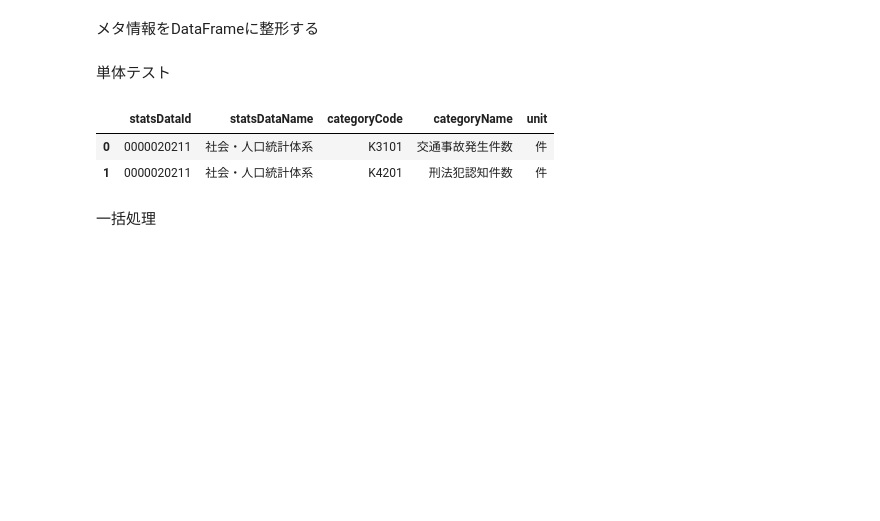
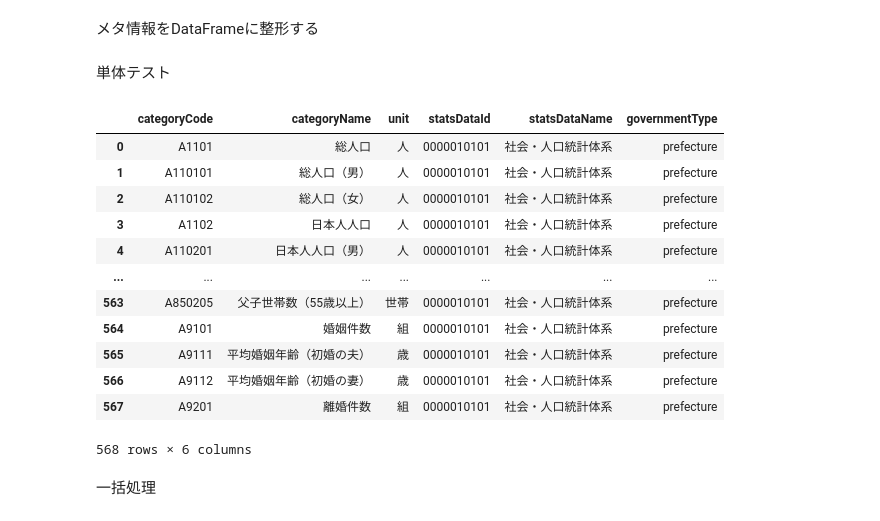
Before and after one commit to dicechick373/google-colab, a Jupyter notebook: statistics-hyogo/統計カード管理.ipynb, the cells around one changed output. Cells and saved outputs as stored; diff of their text form; code cells hidden in the pictures; blank space fills up the shorter version.

```diff
--- a/statistics-hyogo/統計カード管理.ipynb
+++ b/statistics-hyogo/統計カード管理.ipynb
@@ -82,12 +84,15 @@ def df_meta(statsDataId):
   CLASS_OBJ = meta['GET_META_INFO']['METADATA_INF']['CLASS_INF']['CLASS_OBJ']
   cat01 = next((d for d in CLASS_OBJ if d['@id'] == 'cat01'), None)['CLASS']
 
+  # 都道府県 or 市区町村
+  COLLECT_AREA = meta['GET_META_INFO']['METADATA_INF']['TABLE_INF']['COLLECT_AREA']
+  governmentType = 'prefecture' if COLLECT_AREA == '全国' else 'city'
+
   # DataFrame
   df = pd.json_normalize(cat01)[['@code','@name','@unit']]
 
   # 統計表情報の追加
-  df['statsDataId'] = statsDataId
-  df['statsDataName'] = meta['GET_META_INFO']['METADATA_INF']['TABLE_INF']['STAT_NAME']['$']
+
 
   # 列名の変更
   columns = {'@code':'categoryCode', '@name':'categoryName', '@unit':'unit'}
@@ -97,18 +102,31 @@ def df_meta(statsDataId):
   df['categoryName'] = df.apply(lambda x: x['categoryName'].replace(x['categoryCode']+'_', ''), 1)
 
   # 並べ替え
-  df = df.reindex(columns=['statsDataId', 'statsDataName', 'categoryCode','categoryName','unit'])
+  df = df.reindex(columns=['categoryCode','categoryName','unit'])
+  df['statsDataId'] = statsDataId
+  df['statsDataName'] = meta['GET_META_INFO']['METADATA_INF']['TABLE_INF']['STAT_NAME']['$']
+  df['governmentType'] = governmentType
 
   return df
 # %% [markdown]
 単体テスト
 # %%
-df = df_meta('0000020211')
+df = df_meta('0000010101')
 df
 # %% [output]
-|  | statsDataId | statsDataName | categoryCode | categoryName | unit |
-| 0 | 0000020211 | 社会・人口統計体系 | K3101 | 交通事故発生件数 | 件 |
-| 1 | 0000020211 | 社会・人口統計体系 | K4201 | 刑法犯認知件数 | 件 |
+|  | categoryCode | categoryName | unit | statsDataId | statsDataName | governmentType |
+| 0 | A1101 | 総人口 | 人 | 0000010101 | 社会・人口統計体系 | prefecture |
+| 1 | A110101 | 総人口（男） | 人 | 0000010101 | 社会・人口統計体系 | prefecture |
+| 2 | A110102 | 総人口（女） | 人 | 0000010101 | 社会・人口統計体系 | prefecture |
+| 3 | A1102 | 日本人人口 | 人 | 0000010101 | 社会・人口統計体系 | prefecture |
+| 4 | A110201 | 日本人人口（男） | 人 | 0000010101 | 社会・人口統計体系 | prefecture |
+| ... | ... | ... | ... | ... | ... | ... |
+| 563 | A850205 | 父子世帯数（55歳以上） | 世帯 | 0000010101 | 社会・人口統計体系 | prefecture |
+| 564 | A9101 | 婚姻件数 | 組 | 0000010101 | 社会・人口統計体系 | prefecture |
+| 565 | A9111 | 平均婚姻年齢（初婚の夫） | 歳 | 0000010101 | 社会・人口統計体系 | prefecture |
+| 566 | A9112 | 平均婚姻年齢（初婚の妻） | 歳 | 0000010101 | 社会・人口統計体系 | prefecture |
+| 567 | A9201 | 離婚件数 | 組 | 0000010101 | 社会・人口統計体系 | prefecture |
+568 rows × 6 columns
 # %% [markdown]
 一括処理
 # %%
```
Also changed, not shown: parts of 1 cell of this notebook.
